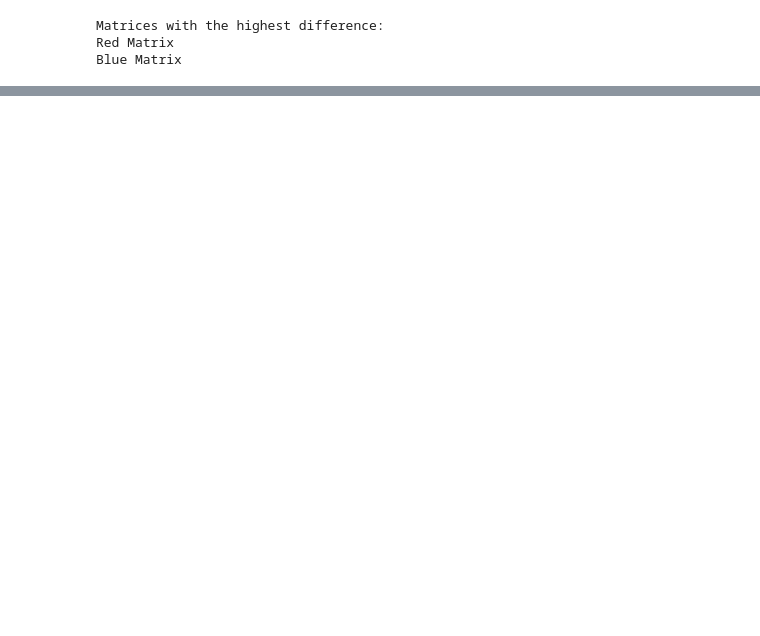
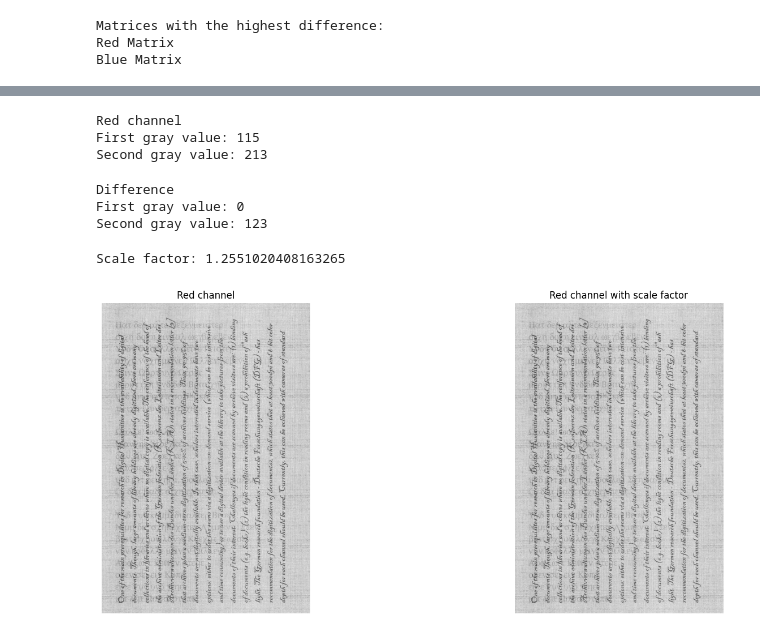
Before and after one commit to Maserezio/document_analysis, a Jupyter notebook: assignment_1/palimpsest.ipynb, the cells around one changed output, grey strips where cells are left out. Drawn from its saved outputs; the diff is of its cells as text; code cells hidden in the pictures; blank space fills up the shorter version.

```diff
--- a/assignment_1/palimpsest.ipynb
+++ b/assignment_1/palimpsest.ipynb
@@ -82,0 +87,55 @@ plt.show()
+# %%
+print("Red channel")
+unique_numbers, counts = np.unique(red_channel.flatten(), return_counts=True)
+gr_vals_red = np.column_stack((unique_numbers, counts))
+
+f_value = gr_vals_red[(gr_vals_red[:, 0] >= 100) & (gr_vals_red[:, 0] <= 130)]
+r_f_value = f_value[np.argmax(f_value[:, 1])][0]
+print("First gray value:", r_f_value)
+
+s_value = gr_vals_red[(gr_vals_red[:, 0] >= 200) & (gr_vals_red[:, 0] <= 250)]
+r_s_value = s_value[np.argmax(s_value[:, 1])][0]
+print("Second gray value:", r_s_value)
+# %% [output]
+Red channel
+First gray value: 115
+Second gray value: 213
+# %%
+print("Difference")
+unique_numbers, counts = np.unique(blue_channel.flatten(), return_counts=True)
+gr_vals_diff = np.column_stack((unique_numbers, counts))
+
+f_value = gr_vals_diff[(gr_vals_diff[:, 0] >= 0) & (gr_vals_diff[:, 0] <= 50)]
+d_f_value = f_value[np.argmax(f_value[:, 1])][0]
+print("First gray value:", d_f_value)
+
+s_value = gr_vals_diff[(gr_vals_diff[:, 0] >= 50) & (gr_vals_diff[:, 0] <= 150)]
+d_s_value = s_value[np.argmax(s_value[:, 1])][0]
+print("Second gray value:", d_s_value)
+# %% [output]
+Difference
+First gray value: 0
+Second gray value: 123
+# %%
+scale_factor =  (d_s_value - d_f_value) / (r_s_value - r_f_value)
+print("Scale factor:", scale_factor)
+# %% [output]
+Scale factor: 1.2551020408163265
+# %%
+plt.figure(figsize=(18, 6))
+
+plt.subplot(1, 2, 1)
+plt.imshow(red_channel, cmap='gray')
+plt.title('Red channel')
+plt.axis('off')
+
+plt.subplot(1, 2, 2)
+plt.imshow(scale_factor * red_channel, cmap='gray')
+plt.title('Red channel with scale factor')
+plt.axis('off')
+
+plt.tight_layout()
+
+plt.show()
+# %% [output]
+[figure, added]
```
Also changed, not shown: parts of 7 cells of this notebook, 11 other files.
